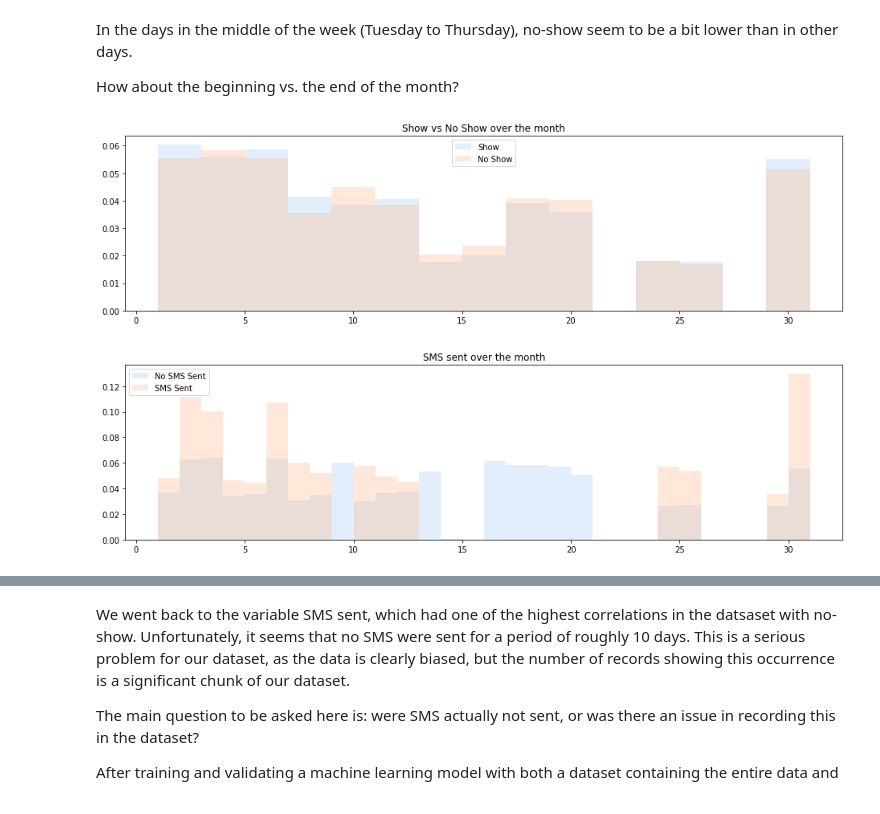
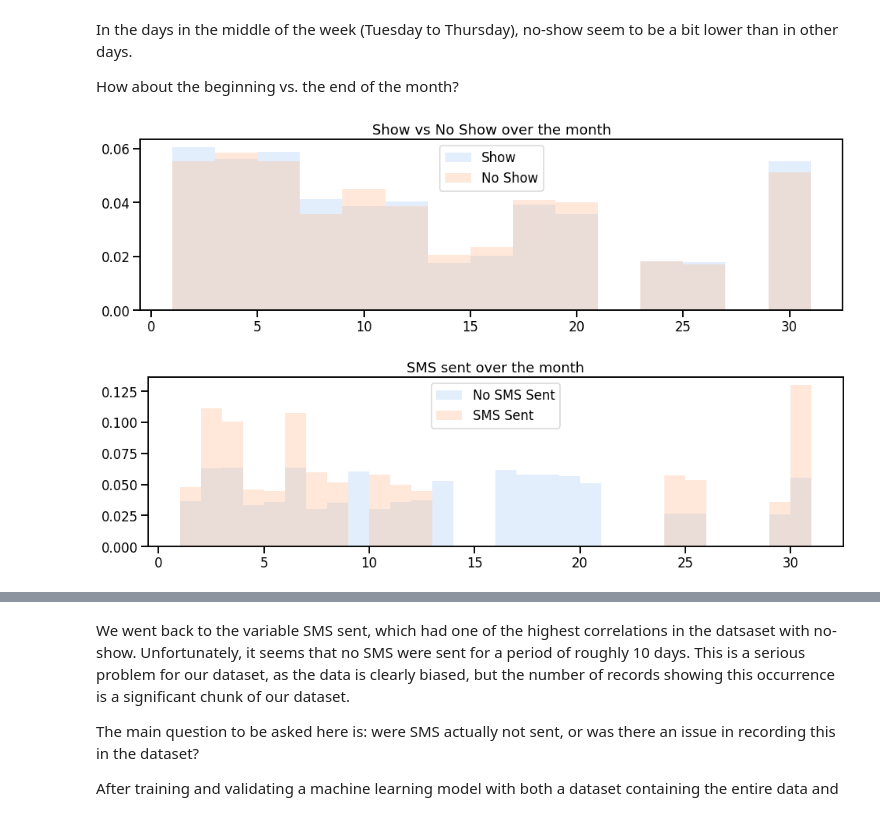
Before and after one commit to arabinelli/Medical-appointments-no-show, a Jupyter notebook: No-show-EDA.ipynb, the cells around one changed output, grey strips where cells are left out. Drawn from its saved outputs; the diff is of its cells as text; code cells hidden in the pictures.

Commit message:
updated plotting function and minor changes to notebooks

```diff
--- a/No-show-EDA.ipynb
+++ b/No-show-EDA.ipynb
@@ -8,6 +8,8 @@ import matplotlib
 import matplotlib.pyplot as plt
 import seaborn as sns
 from utils.plots import plot_categorical_distribution
+
+sns.set_context("talk")
 # %%
 # set some jupyter magic
 %matplotlib inline
@@ -662,16 +672,18 @@ How about the beginning vs. the end of the month?
 # %%
 fig, ax = plt.subplots(figsize=(16, 4))
 
 ax.hist(x="appointmentDayDay", data = no_show_df.loc[~no_show_df.noShow], bins=15, density=True,
         label='Show',alpha=0.3)
 ax.hist(x="appointmentDayDay", data = no_show_df.loc[no_show_df.noShow], bins=15, density=True,
         label='No Show', alpha=0.3)
 #ax = sns.distplot(no_show_df.appointmentDayMonthProgress,hist_kws=true, bins=15)
 ax.set_title("Show vs No Show over the month")
 ax.legend()
+sns.despine()
+
 plt.show()
 # %% [output]
-[figure, old version]
+[figure, new version]
 # %%
 fig, ax = plt.subplots(figsize=(16, 4))
 
@@ -682,6 +694,8 @@ ax.hist(x="appointmentDayDay", data = no_show_df.loc[no_show_df.smsSent], bins=3
 #ax = sns.distplot(no_show_df.appointmentDayMonthProgress,hist_kws=true, bins=15)
 ax.set_title("SMS sent over the month")
 ax.legend()
+sns.despine()
+
 plt.show()
 # %% [output]
-[figure, old version]
+[figure, new version]
```
Also changed, not shown: parts of 18 cells of this notebook, 2 other files.
